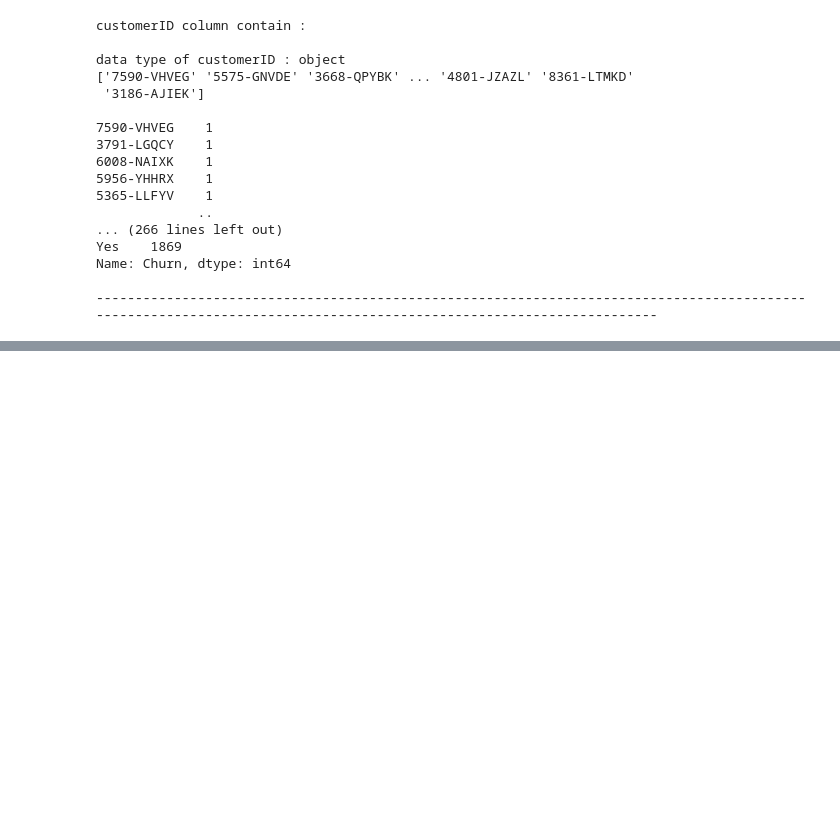
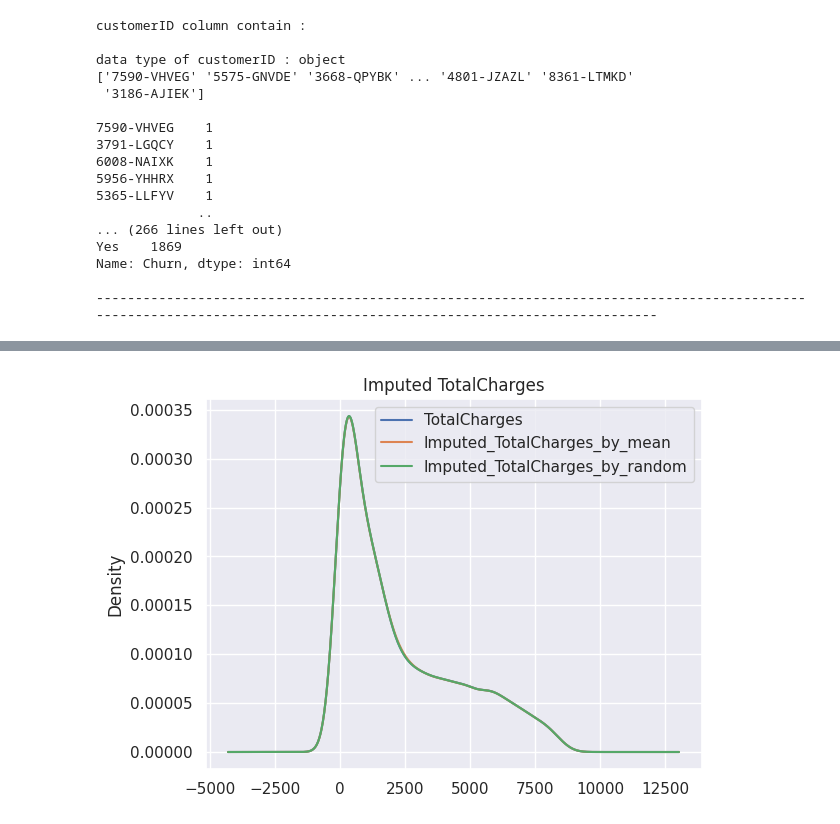
Before and after one commit to pinilDissanayaka/Telecom-Customer-Churn-prediction, a Jupyter notebook: Scripts/ Notebook.ipynb, the cells around one changed output, grey strips where cells are left out. Cells and saved outputs as stored; diff of their text form; code cells hidden in the pictures; blank space fills up the shorter version.

```diff
--- a/Scripts/ Notebook.ipynb
+++ b/Scripts/ Notebook.ipynb
@@ -50,6 +48,8 @@ from statsmodels.stats.outliers_influence import variance_inflation_factor
 
 import warnings
 warnings.filterwarnings('ignore')
+# %%
+FIGPATH = '/content/Figures'
 # %%
 df = pd.read_csv("/content/WA_Fn-UseC_-Telco-Customer-Churn.csv")
 df.head()
@@ -251,0 +290,9 @@ Numeric columns : ['tenure', 'TotalCharges', 'MonthlyCharges']
+# %%
+#Impute NA values with its mean value.
+df['Imputed_TotalCharges_by_mean'] = df['TotalCharges'].fillna(value=df['TotalCharges'].mean())
+# %%
+#Impute NA values with random sample value.
+sample = df['TotalCharges'].sample(df['TotalCharges'].isnull().sum(), random_state = 5)
+sample.index = df[df['TotalCharges'].isnull()].index
+
+sample
@@ -251,0 +312,15 @@ Numeric columns : ['tenure', 'TotalCharges', 'MonthlyCharges']
+# %%
+df['Imputed_TotalCharges_by_random'] = df['TotalCharges'].fillna(value=sample)
+# %%
+fig = plt.figure()
+ax = fig.add_subplot(111)
+df['TotalCharges'].plot(kind='kde', ax = ax)
+df['Imputed_TotalCharges_by_mean'].plot(kind='kde', ax = ax)
+df['Imputed_TotalCharges_by_random'].plot(kind='kde', ax = ax)
+lines, lables = ax.get_legend_handles_labels()
+ax.legend(lines, lables, loc='best')
+plt.title("Imputed TotalCharges")
+plt.savefig(os.path.join(FIGPATH, "Imputed_TotalCharges.png"))
+plt.show()
+# %% [output]
+[figure, added]
```
Also changed, not shown: parts of 12 cells of this notebook.
